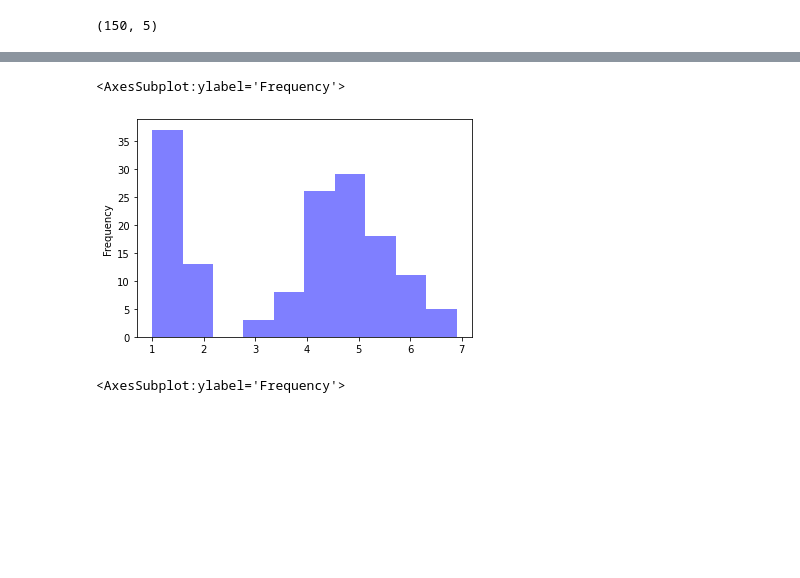
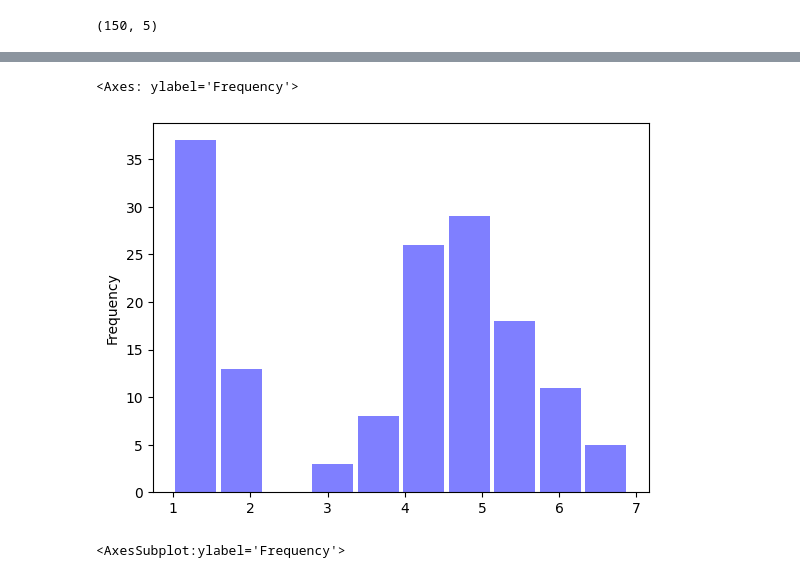
Before and after one commit to socrallacer/IA_DIPLOMA_SAMSUNG, a Jupyter notebook: NUMPY ARRAYS/Unit4_profesor.ipynb, the cells around one changed output, grey strips where cells are left out. Cells and saved outputs as stored; diff of their text form; code cells hidden in the pictures; blank space fills up the shorter version.

```diff
--- a/NUMPY ARRAYS/Unit4_profesor.ipynb
+++ b/NUMPY ARRAYS/Unit4_profesor.ipynb
@@ -228,6 +233,6 @@ df.shape
 # %%
-df['Petal.Length'].plot.hist(color='blue', alpha=0.5)
+df['Petal.Length'].plot.hist(color='blue', alpha=0.5, rwidth=0.9)
 # %% [output]
-<AxesSubplot:ylabel='Frequency'>
+<Axes: ylabel='Frequency'>
-[figure, old version]
+[figure, new version]
 # %%
```
Also changed, not shown: parts of 31 cells of this notebook.
